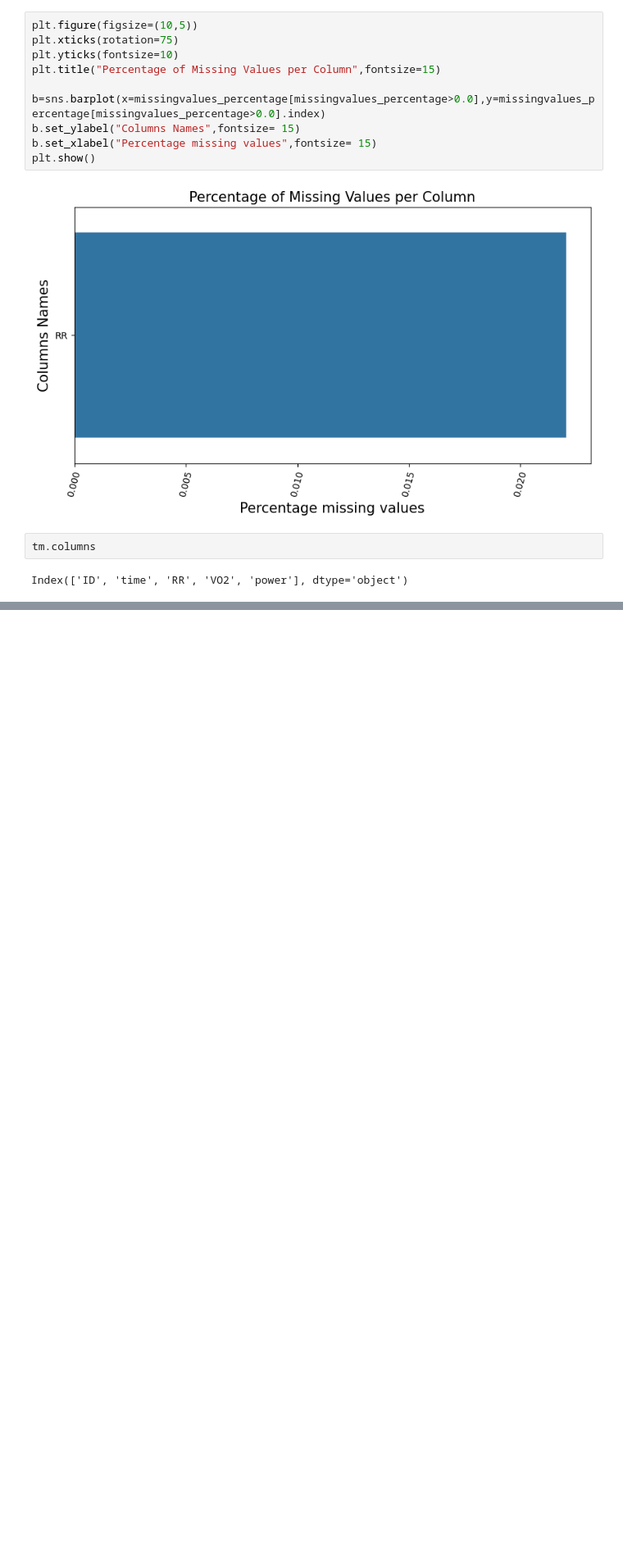
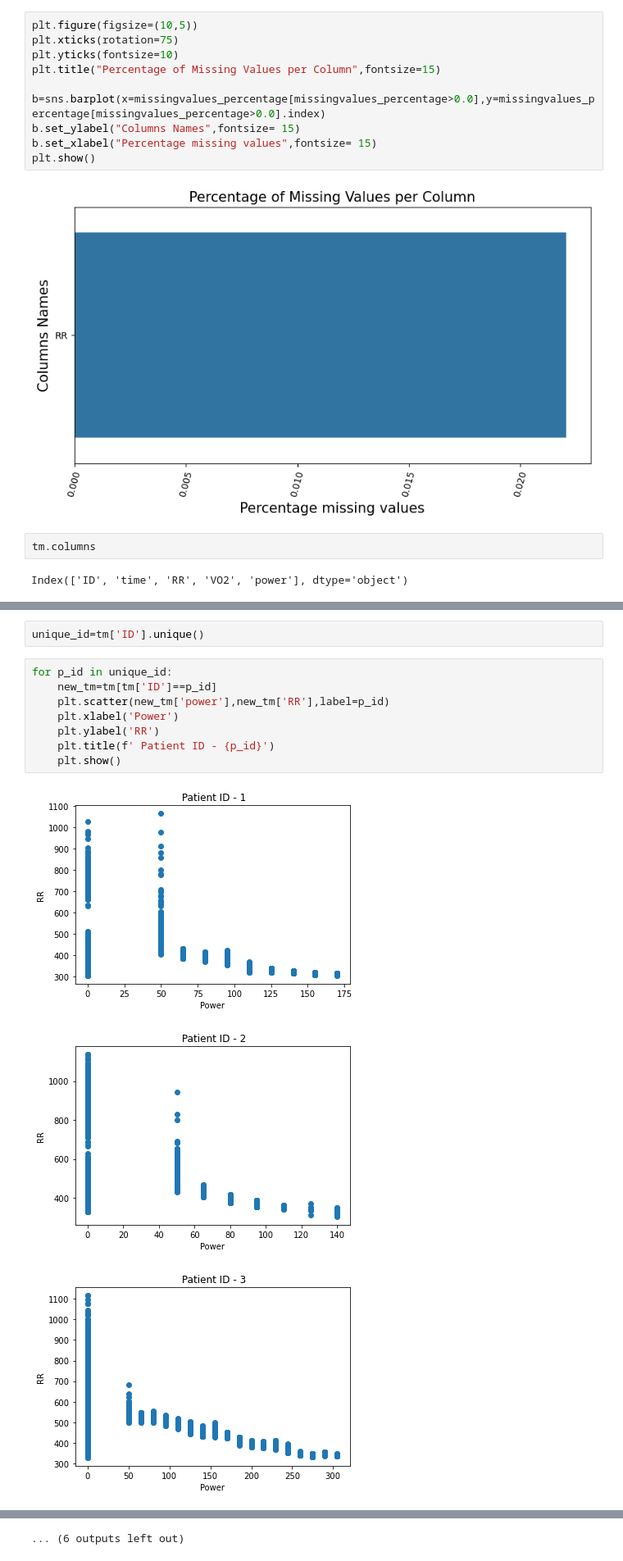
Before and after one commit to garinemanasa/Cardiorespiratory-_fitness, a Jupyter notebook: Cardiorespiratory.ipynb, the cells around one changed output, grey strips where cells are left out. Shown at 82% size. Cells and saved outputs as stored; diff of their text form; blank space fills up the shorter version.

```diff
--- a/Cardiorespiratory.ipynb
+++ b/Cardiorespiratory.ipynb
@@ -108,0 +109,14 @@ plt.show()
+# %%
+unique_id=tm['ID'].unique()
+# %%
+for p_id in unique_id:
+    new_tm=tm[tm['ID']==p_id]
+    plt.scatter(new_tm['power'],new_tm['RR'],label=p_id)
+    plt.xlabel('Power')
+    plt.ylabel('RR')
+    plt.title(f' Patient ID - {p_id}')
+    plt.show()
+# %% [output]
+[figure, added]
+[figure, added]
+[figure, added]
@@ -108,0 +132 @@ plt.show()
+... (6 outputs left out)
```
Also changed, not shown: parts of 5 cells of this notebook.
